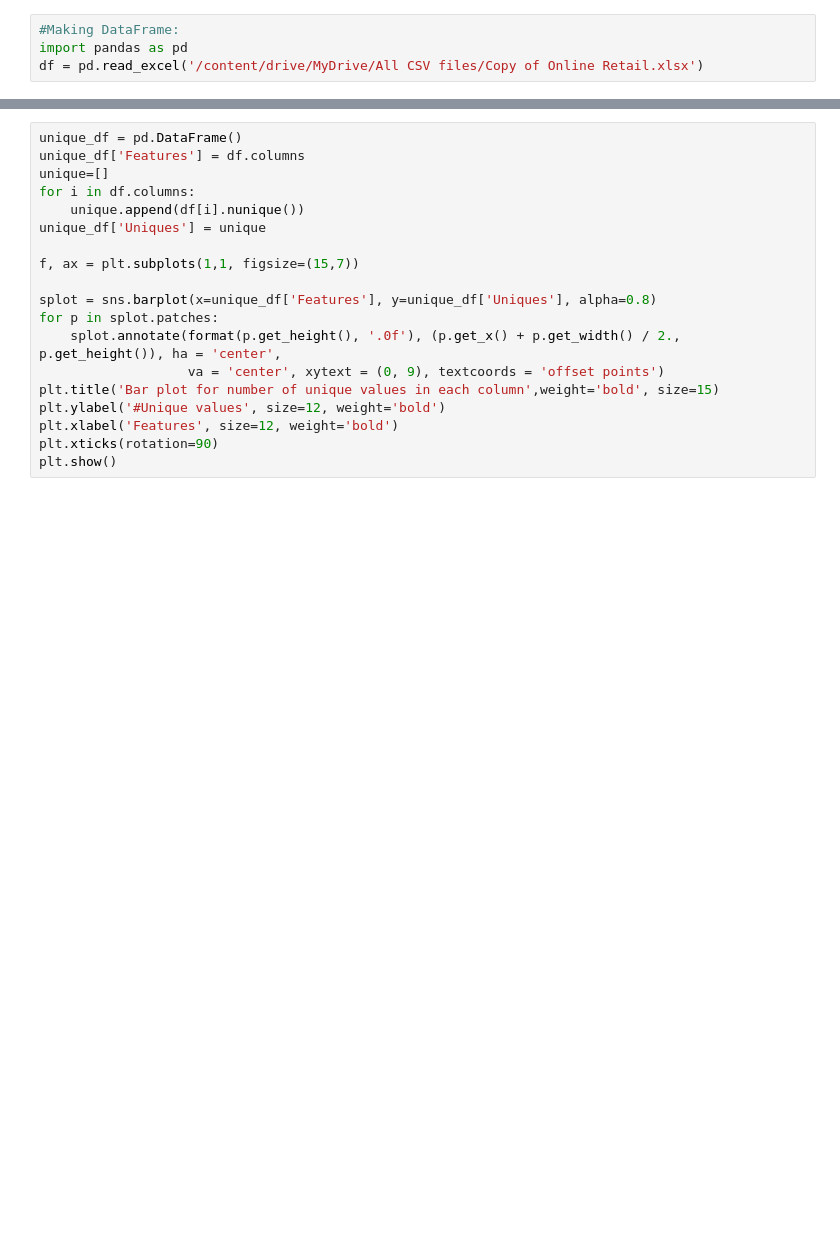
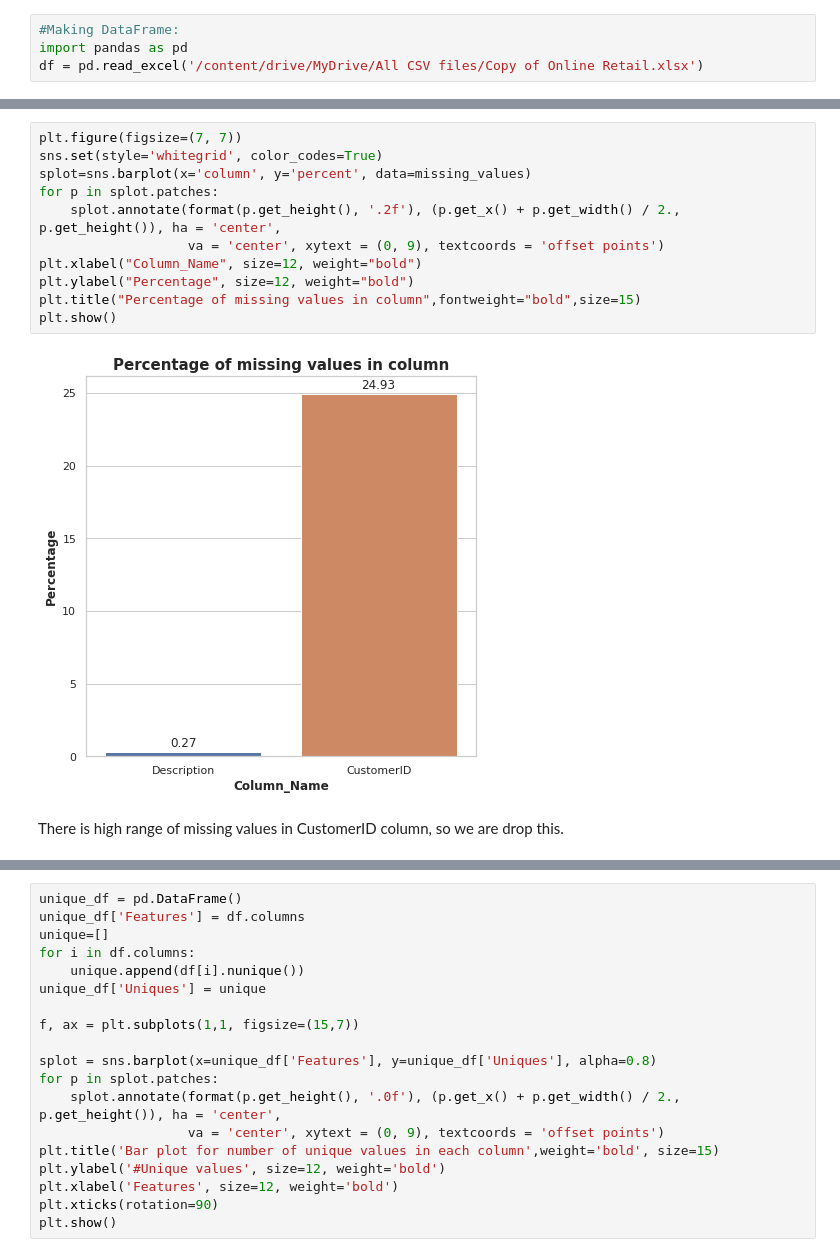
Before and after one commit to Manojgharge07/Capston_Project_1_Propensity_Model_, a Jupyter notebook: Capston_Project_1.ipynb, the cells around one changed output, grey strips where cells are left out. Saved outputs shown, nothing was run; the diff lists cells and outputs as text; blank space fills up the shorter version.

```diff
--- a/Capston_Project_1.ipynb
+++ b/Capston_Project_1.ipynb
@@ -350,0 +159,15 @@ plt.show()
+# %%
+plt.figure(figsize=(7, 7))
+sns.set(style='whitegrid', color_codes=True)
+splot=sns.barplot(x='column', y='percent', data=missing_values)
+for p in splot.patches:
+    splot.annotate(format(p.get_height(), '.2f'), (p.get_x() + p.get_width() / 2., p.get_height()), ha = 'center',
+                   va = 'center', xytext = (0, 9), textcoords = 'offset points')
+plt.xlabel("Column_Name", size=12, weight="bold")
+plt.ylabel("Percentage", size=12, weight="bold")
+plt.title("Percentage of missing values in column",fontweight="bold",size=15)
+plt.show()
+# %% [output]
+[figure, added]
+# %% [markdown]
+There is high range of missing values in CustomerID column, so we are drop this.
```
Also changed, not shown: parts of 64 cells of this notebook.
